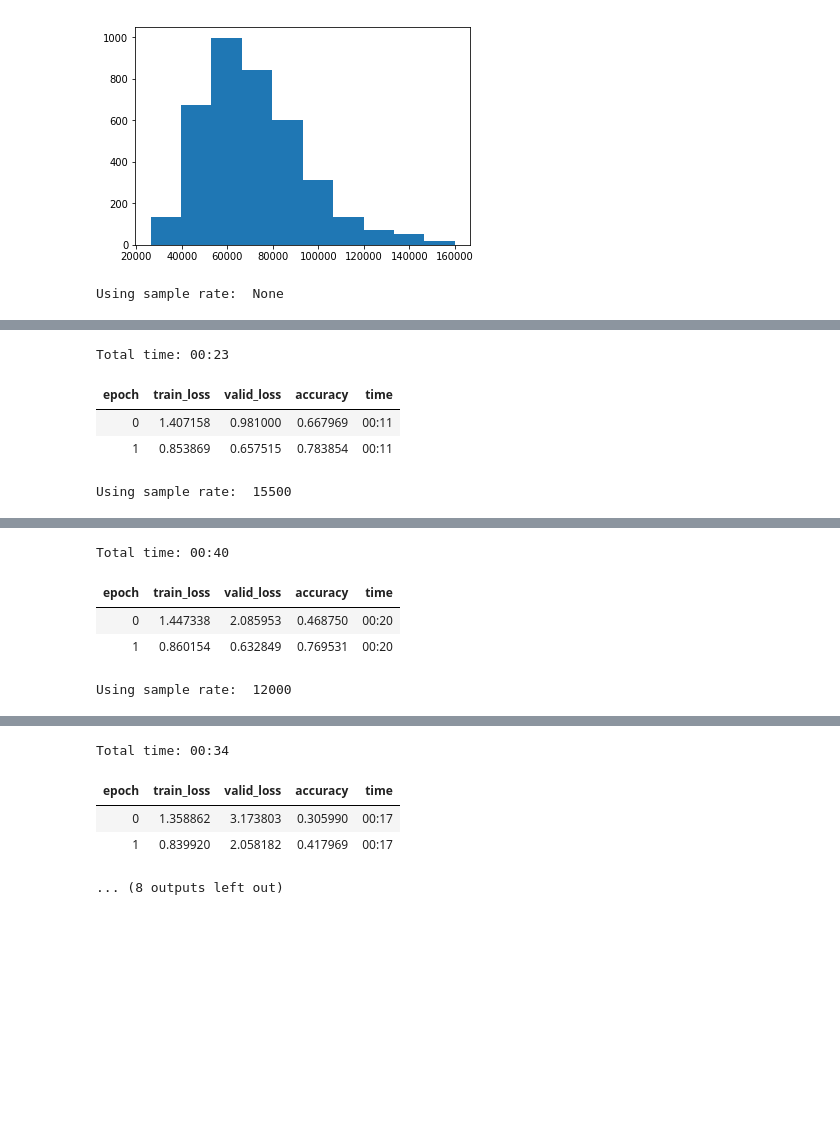
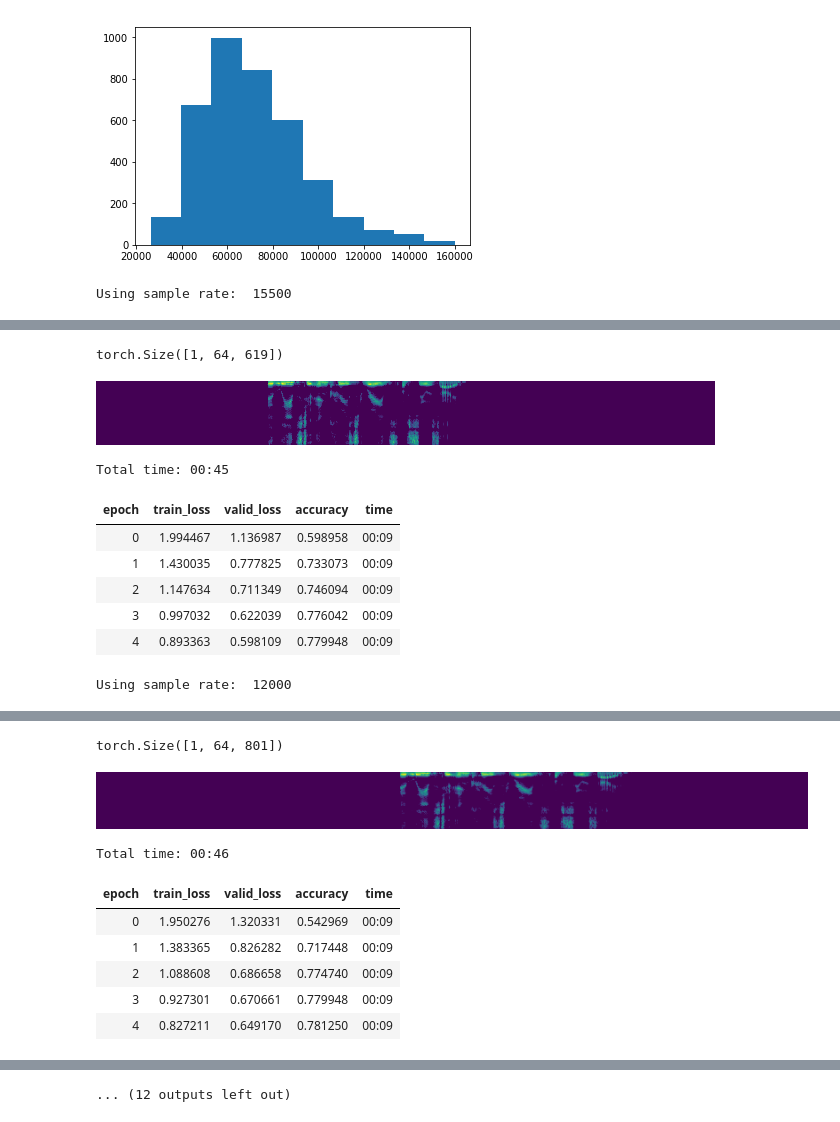
Before and after one commit to tbass134/fastai_audio, a Jupyter notebook: Resampling.ipynb, the cells around one changed output, grey strips where cells are left out. Saved outputs shown, nothing was run; the diff lists cells and outputs as text; code cells hidden in the pictures; blank space fills up the shorter version.

```diff
--- a/Resampling.ipynb
+++ b/Resampling.ipynb
@@ -37,16 +37,24 @@ audio_lengths.max().item()
 [figure]
 # %%
 def tfms_sr(resample_rate):
+    sr = resample_rate
+    n_mels = 64
+    n_fft = int(np.ceil(0.025*sr))
+    win_length = int(np.ceil(0.025*sr))
+    hop_length = int(np.ceil(0.010*sr))
+    window = 'hamming'
     return get_audio_transforms(resample_rate=resample_rate,
                             spectro=True,
-                            mx_to_pad=audio_lengths.max().item(),
+                            mx_to_pad=120000,
                             white_noise=False,
                             modulate_volume=False,
                             random_cutout=False,
                             pad_with_silence=False,
                             pitch_warp=False,
                             down_and_up=False,
-                            n_mels=64, ws=300, n_fft=1024, to_db_scale=True
+                            n_mels=n_mels, ws=win_length, n_fft=n_fft,
+                            hop_length=hop_length,
+                            to_db_scale=True,
     )
 # %%
 ## Regex to get the speaker ID in our file name (our label)
@@ -66,24 +74,33 @@ def make_learner(data):
     learn.model[0][0] = newlayer
     return learn
 # %%
-for i in [None, 15500, 12000, 10000, 8000]:
+for i in [15500, 12000, 10000, 8000]:
     tfms = tfms_sr(i)
     print("Using sample rate: ", i)
     db = label_data.transform(tfms).databunch(bs=bs)
     db.train_ds[0][0].show()
     learn = make_learner(db)
-    learn.fit_one_cycle(2)
+    learn.fit_one_cycle(5)
 # %% [output]
-Using sample rate:  None
+Using sample rate:  15500
 [interactive output not drawn]
-Total time: 00:23
+torch.Size([1, 64, 619])
+[figure, added]
+Total time: 00:45
 | epoch | train_loss | valid_loss | accuracy | time |
-| 0 | 1.407158 | 0.981000 | 0.667969 | 00:11 |
-| 1 | 0.853869 | 0.657515 | 0.783854 | 00:11 |
+| 0 | 1.994467 | 1.136987 | 0.598958 | 00:09 |
+| 1 | 1.430035 | 0.777825 | 0.733073 | 00:09 |
+| 2 | 1.147634 | 0.711349 | 0.746094 | 00:09 |
+| 3 | 0.997032 | 0.622039 | 0.776042 | 00:09 |
+| 4 | 0.893363 | 0.598109 | 0.779948 | 00:09 |
-Using sample rate:  15500
+Using sample rate:  12000
 [interactive output not drawn]
-Total time: 00:40
+torch.Size([1, 64, 801])
+[figure, added]
+Total time: 00:46
 | epoch | train_loss | valid_loss | accuracy | time |
-| 0 | 1.447338 | 2.085953 | 0.468750 | 00:20 |
-| 1 | 0.860154 | 0.632849 | 0.769531 | 00:20 |
+| 0 | 1.950276 | 1.320331 | 0.542969 | 00:09 |
+| 1 | 1.383365 | 0.826282 | 0.717448 | 00:09 |
+| 2 | 1.088608 | 0.686658 | 0.774740 | 00:09 |
+| 3 | 0.927301 | 0.670661 | 0.779948 | 00:09 |
+| 4 | 0.827211 | 0.649170 | 0.781250 | 00:09 |
-Using sample rate:  12000
@@ -91,5 +107 @@ Using sample rate:  12000
-Total time: 00:34
-| epoch | train_loss | valid_loss | accuracy | time |
-| 0 | 1.358862 | 3.173803 | 0.305990 | 00:17 |
-| 1 | 0.839920 | 2.058182 | 0.417969 | 00:17 |
-... (8 outputs left out)
+... (12 outputs left out)
```
Also changed, not shown: parts of 1 cell of this notebook.
